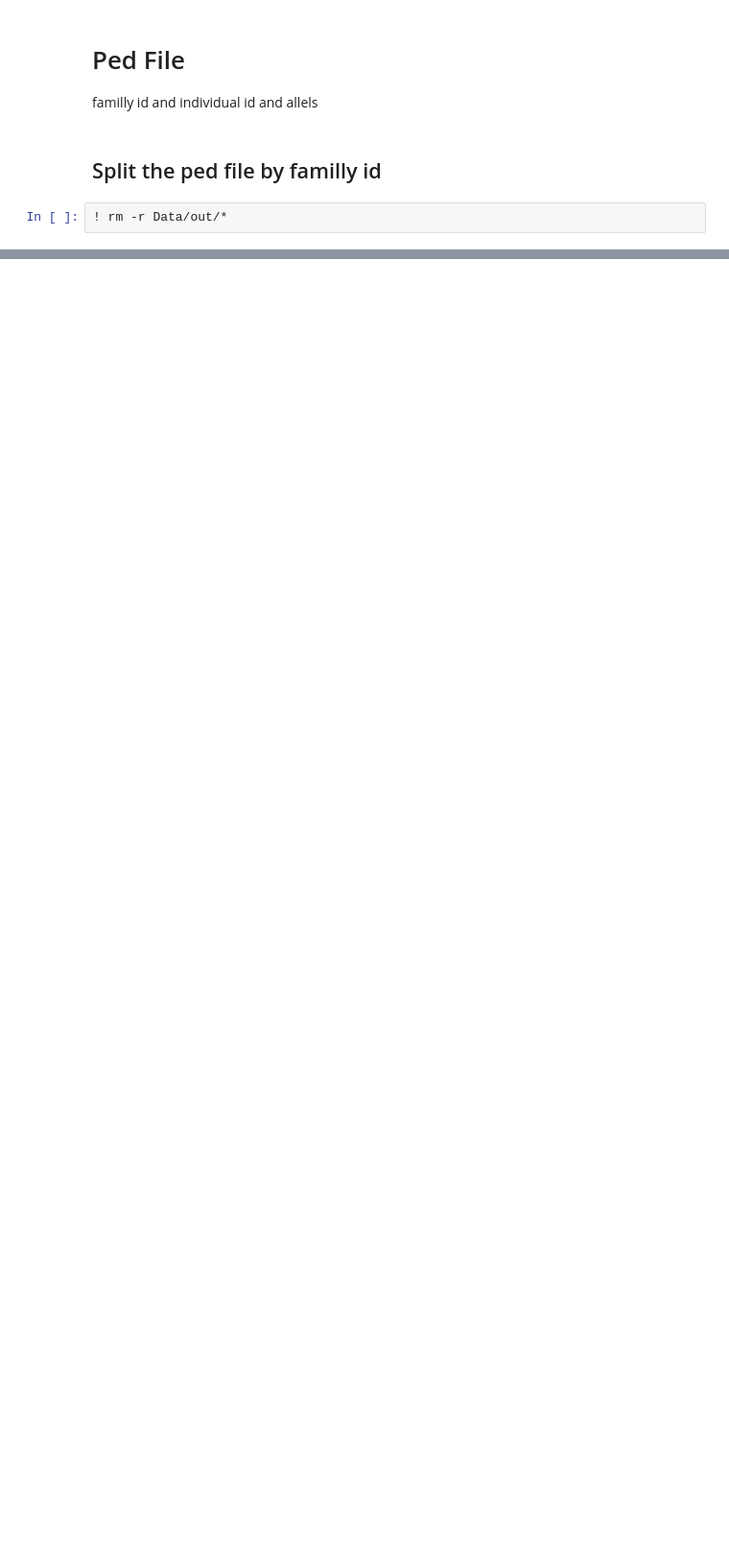
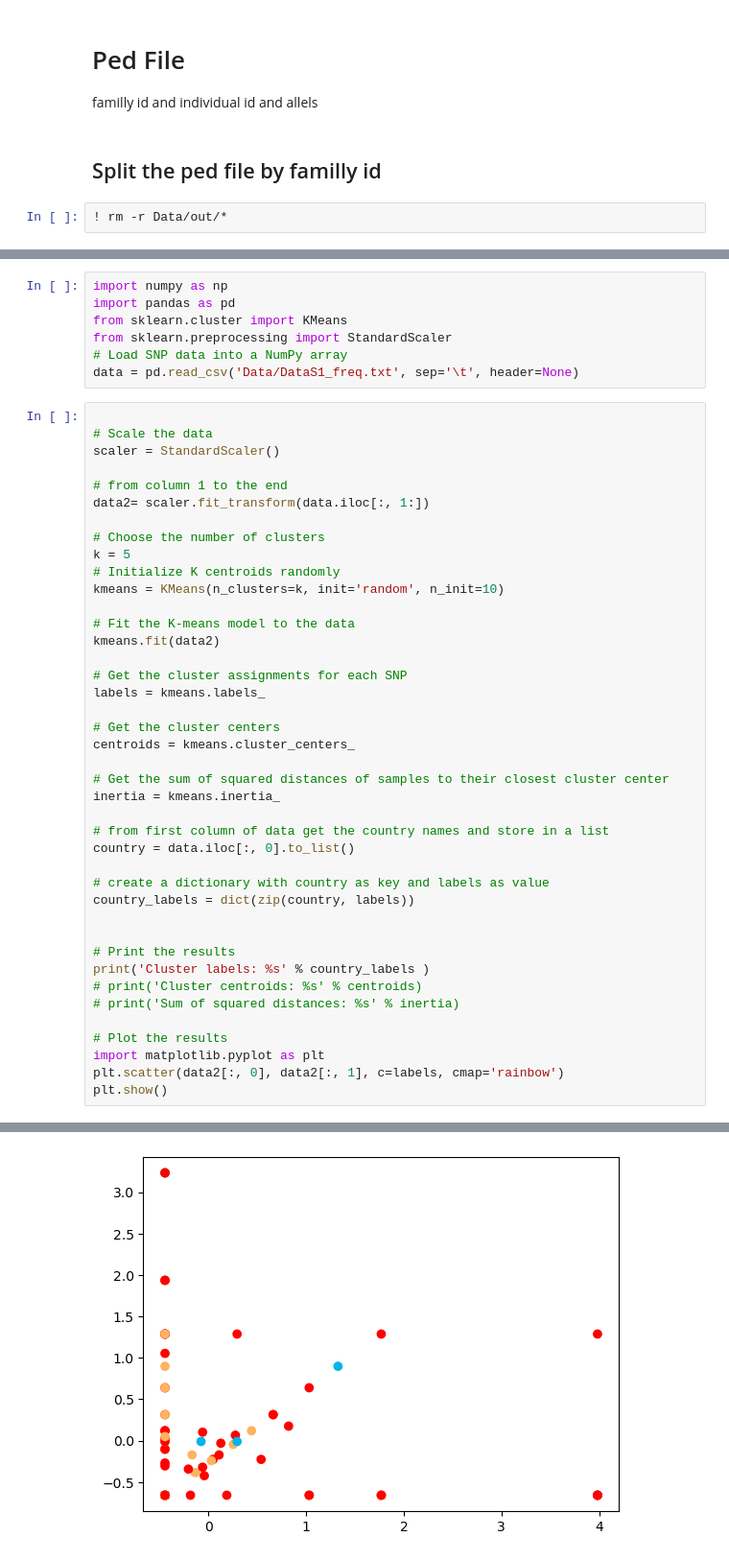
Before and after one commit to aradar46/Geographic_Population_Structure_GPS, a Jupyter notebook: notebook.ipynb, the cells around one changed output, grey strips where cells are left out. Shown: that part at 96% size. Drawn from its saved outputs; the diff is of its cells as text; blank space fills up the shorter version.

Commit message:
clusteringwith sklearn

```diff
--- a/notebook.ipynb
+++ b/notebook.ipynb
@@ -323,0 +152,49 @@ def calculate_minor_allele_frequency(pop_path, bim_path, eurasian_path, date):
+# %%
+import numpy as np
+import pandas as pd
+from sklearn.cluster import KMeans
+from sklearn.preprocessing import StandardScaler
+# Load SNP data into a NumPy array
+data = pd.read_csv('Data/DataS1_freq.txt', sep='\t', header=None)
+# %%
+
+# Scale the data
+scaler = StandardScaler()
+
+# from column 1 to the end
+data2= scaler.fit_transform(data.iloc[:, 1:])
+
+# Choose the number of clusters
+k = 5
+# Initialize K centroids randomly
+kmeans = KMeans(n_clusters=k, init='random', n_init=10)
+
+# Fit the K-means model to the data
+kmeans.fit(data2)
+
+# Get the cluster assignments for each SNP
+labels = kmeans.labels_
+
+# Get the cluster centers
+centroids = kmeans.cluster_centers_
+
+# Get the sum of squared distances of samples to their closest cluster center
+inertia = kmeans.inertia_
+
+# from first column of data get the country names and store in a list
+country = data.iloc[:, 0].to_list()
+
+# create a dictionary with country as key and labels as value
+country_labels = dict(zip(country, labels))
+
+
+# Print the results
+print('Cluster labels: %s' % country_labels )
+# print('Cluster centroids: %s' % centroids)
+# print('Sum of squared distances: %s' % inertia)
+
+# Plot the results
+import matplotlib.pyplot as plt
+plt.scatter(data2[:, 0], data2[:, 1], c=labels, cmap='rainbow')
+plt.show()
+# %% [output]
@@ -323,0 +202 @@ def calculate_minor_allele_frequency(pop_path, bim_path, eurasian_path, date):
+[figure, added]
```
Also changed, not shown: parts of 27 cells of this notebook.
